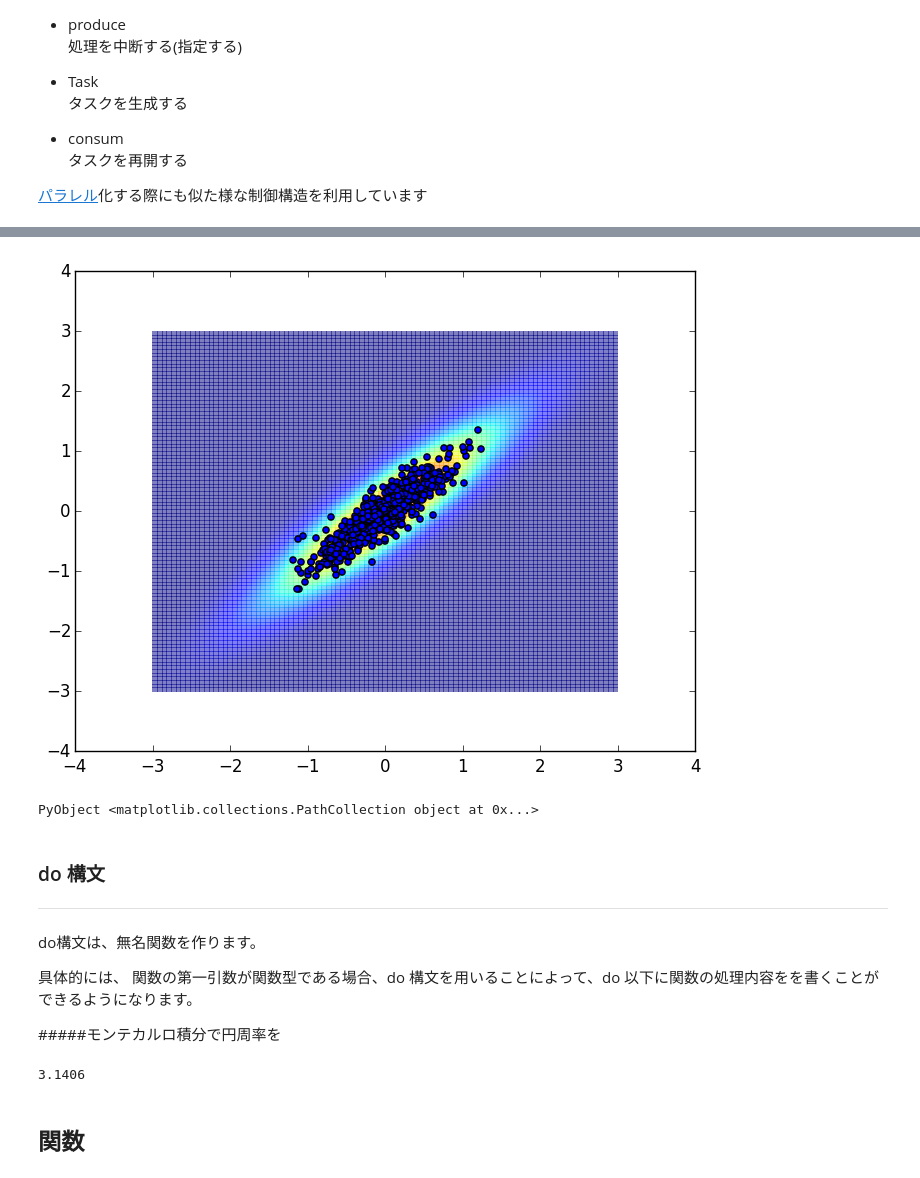
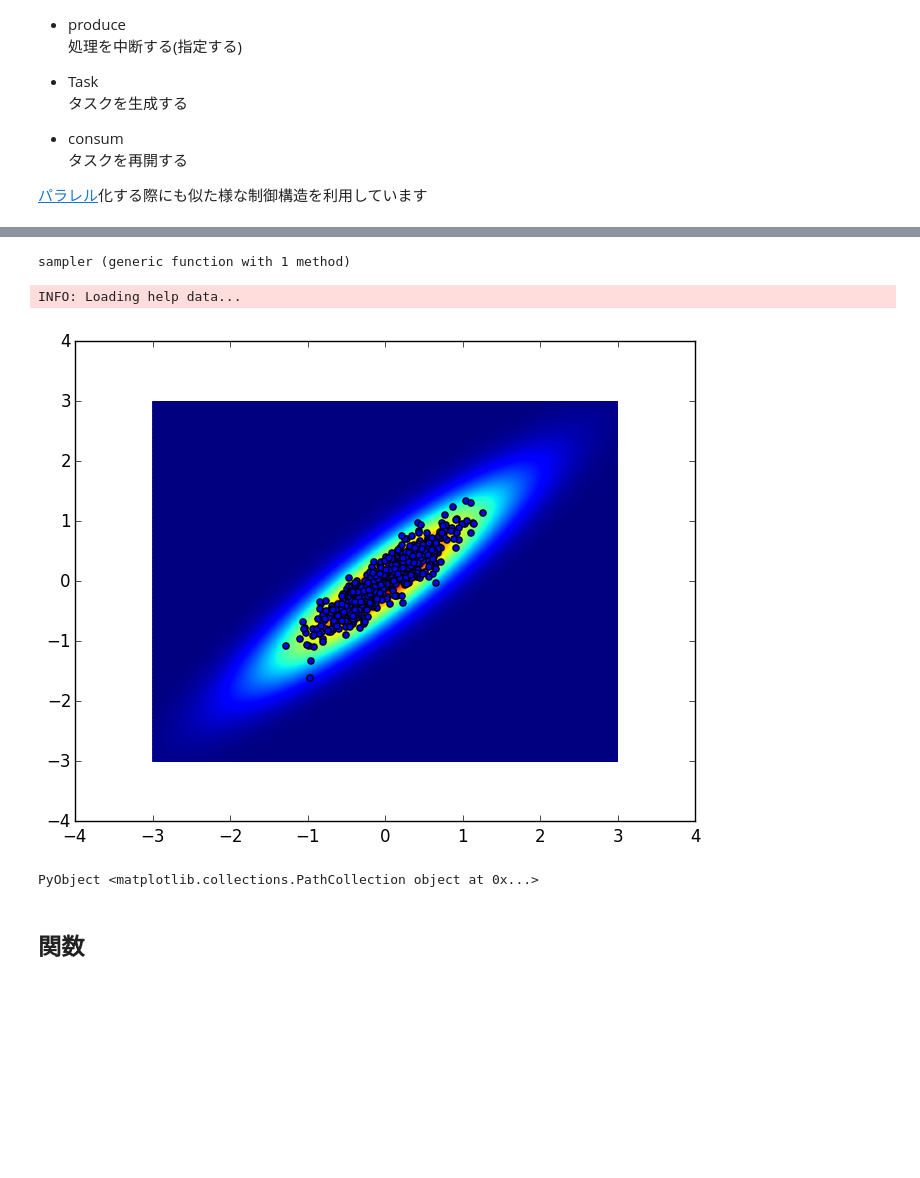
Before and after one commit to Sagimusume/SagiPracJulia, a Jupyter notebook: Introduction_to_Julia/julia言語入門.ipynb, the cells around one changed output, grey strips where cells are left out. Cells and saved outputs as stored; diff of their text form; code cells hidden in the pictures; blank space fills up the shorter version.

```diff
--- a/Introduction_to_Julia/julia言語入門.ipynb
+++ b/Introduction_to_Julia/julia言語入門.ipynb
@@ -217,28 +575,17 @@ function sample_one(x)
     return [new_x, new_y]
 end
 
-#イテレーション回数
-N = 600
-BURNIN = 0
-
 #コルーチン
-function sampler(BURNIN)
+function sampler(burnin)
   x = zeros(2)
-  for i = 1:BURNIN
+  # BURNINの期間はひたすらサンプルを繰り返すのみで値は返さない
+  for i = 1:burnin
     x = sample_one(x)
   end
   while true
     x = sample_one(x)
-        produce(x)   #produce
+    produce(x)  #produce
   end
 end
-
-xs, ys = zeros(N),zeros(N)
-
-#コルーチン作成
-sim = @task sampler(BURNIN)
-
-#ループで任意回数サンプルします
-for i = 1:N
-  xs[i],ys[i] = consume(sim)
-end
+# %% [output]
+sampler (generic function with 1 method)
@@ -245,40 +606,18 @@ end
 # %%
-#Python の matplotlib をよびだしています。
+# Pythonのmatplotlibを呼び出す
+# 初回実行時は事前にPkg.add("PyPlot")しておく
 using PyPlot
 
-l = linspace(-3.,3.)
-Z = Float64[f([x,y])[1] for x = l,y=l]
-pcolor(l,l,Z,alpha=0.5)
+ls = linspace(-3., 3., 1000) # -3.0〜3.0の区間の点を1000点生成
 
-scatter(xs, ys)
+Zs = Float64[f([x, y])[1] for x = ls, y = ls]  # 目的関数から分布を計算
+pcolor(ls, ls, Zs, alpha=0.5)  # 分布の描画
+
+scatter(xs, ys)  # サンプリングした点をプロット
 # %% [output]
+INFO: Loading help data...
-[figure, old version]
+[figure, new version]
-PyObject <matplotlib.collections.PathCollection object at 0x...>
+PyObject <matplotlib.collections.PathCollection object at 0x...>
-# %% [markdown]
-### do 構文
-___
-
-do構文は、無名関数を作ります。
-
-具体的には、
-関数の第一引数が関数型である場合、do 構文を用いることによって、do 以下に関数の処理内容をを書くことができるようになります。
-
-
-#####モンテカルロ積分で円周率を
-# %%
-N = 100000
-
-#(x,y)->x^2+y^2 は無名関数!
-
-# map((x,y)->x^2+y^2<=1, rand(N),rand(N))
-
-p = map(rand(N),rand(N)) do x,y
-    x^2 + y^2 <= 1
-end
-
-sum(p)/N*4
-# %% [output]
-3.1406
 # %% [markdown]
 ## 関数
 # %%
```
Also changed, not shown: parts of 125 cells of this notebook, 3 other files.
